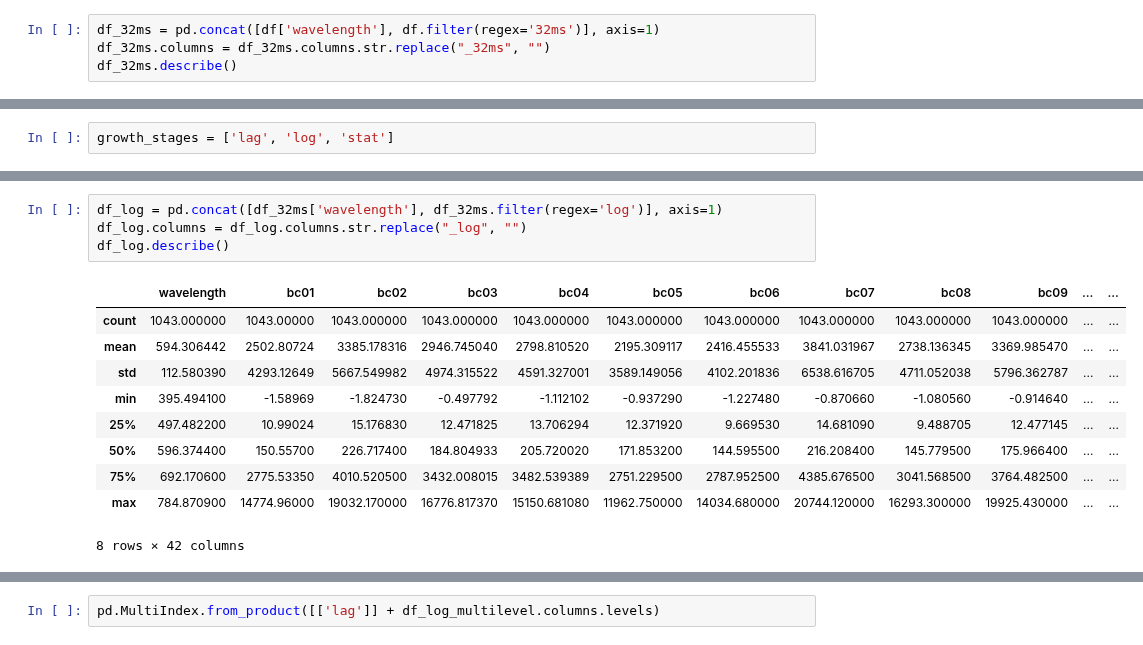
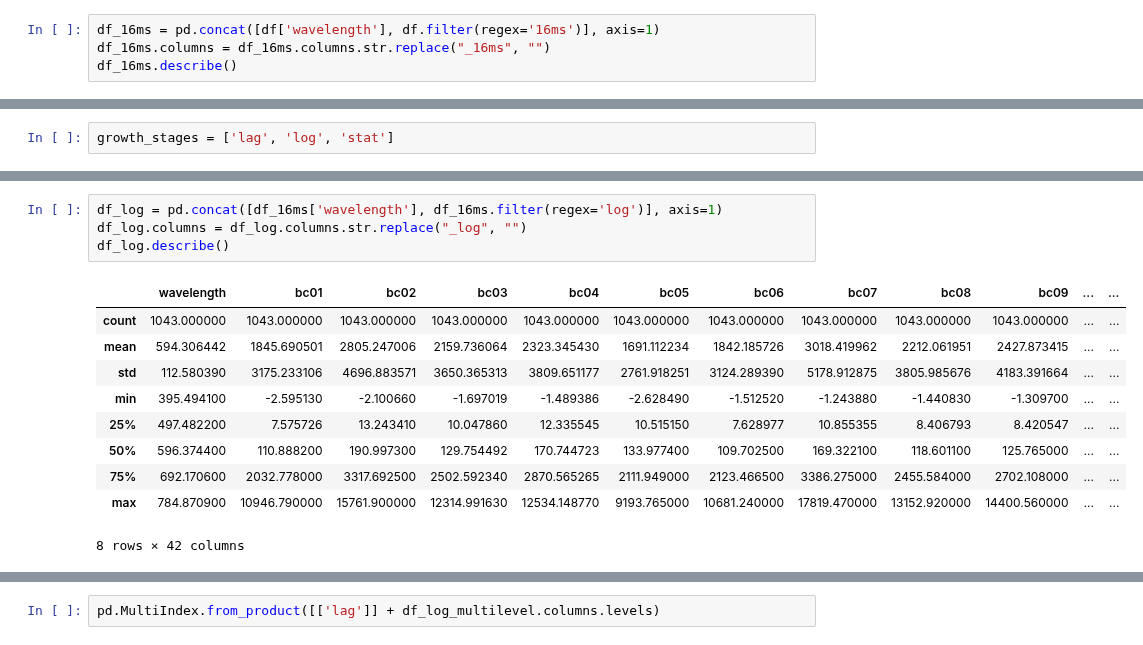
Before and after one commit to AnthonyDickson/summer-bursary-2018, a Jupyter notebook: bacteria/Data Preparation.ipynb, the cells around one changed output, grey strips where cells are left out. Drawn from its saved outputs; the diff is of its cells as text.

```diff
--- a/bacteria/Data Preparation.ipynb
+++ b/bacteria/Data Preparation.ipynb
@@ -51,9 +51,9 @@ df.isnull().values.any()
 # %% [output]
 False
 # %%
-df_32ms = pd.concat([df['wavelength'], df.filter(regex='32ms')], axis=1)
-df_32ms.columns = df_32ms.columns.str.replace("_32ms", "")
-df_32ms.describe()
+df_16ms = pd.concat([df['wavelength'], df.filter(regex='16ms')], axis=1)
+df_16ms.columns = df_16ms.columns.str.replace("_16ms", "")
+df_16ms.describe()
 # %% [output]
 |  | wavelength | bc01_lag | bc02_lag | bc03_lag | bc04_lag | bc05_lag | bc06_lag | bc07_lag | bc08_lag | bc09_lag | ... |
 | count | 1043.000000 | 1043.000000 | 1043.000000 | 1043.000000 | 1043.000000 | 1043.000000 | 1043.000000 | 1043.000000 | 1043.000000 | 1043.000000 | ... |
@@ -93,19 +93,19 @@ bacteria_prefixes
 # %% [output]
 array(['bc', 'ec', 'lm', 'pa', 'sa', 'se'], dtype='<U2')
 # %%
-df_log = pd.concat([df_32ms['wavelength'], df_32ms.filter(regex='log')], axis=1)
+df_log = pd.concat([df_16ms['wavelength'], df_16ms.filter(regex='log')], axis=1)
 df_log.columns = df_log.columns.str.replace("_log", "")
 df_log.describe()
 # %% [output]
 |  | wavelength | bc01 | bc02 | bc03 | bc04 | bc05 | bc06 | bc07 | bc08 | bc09 | ... | ... |
-| count | 1043.000000 | 1043.00000 | 1043.000000 | 1043.000000 | 1043.000000 | 1043.000000 | 1043.000000 | 1043.000000 | 1043.000000 | 1043.000000 | ... | ... |
-| mean | 594.306442 | 2502.80724 | 3385.178316 | 2946.745040 | 2798.810520 | 2195.309117 | 2416.455533 | 3841.031967 | 2738.136345 | 3369.985470 | ... | ... |
-| std | 112.580390 | 4293.12649 | 5667.549982 | 4974.315522 | 4591.327001 | 3589.149056 | 4102.201836 | 6538.616705 | 4711.052038 | 5796.362787 | ... | ... |
-| min | 395.494100 | -1.58969 | -1.824730 | -0.497792 | -1.112102 | -0.937290 | -1.227480 | -0.870660 | -1.080560 | -0.914640 | ... | ... |
-| 25% | 497.482200 | 10.99024 | 15.176830 | 12.471825 | 13.706294 | 12.371920 | 9.669530 | 14.681090 | 9.488705 | 12.477145 | ... | ... |
-| 50% | 596.374400 | 150.55700 | 226.717400 | 184.804933 | 205.720020 | 171.853200 | 144.595500 | 216.208400 | 145.779500 | 175.966400 | ... | ... |
-| 75% | 692.170600 | 2775.53350 | 4010.520500 | 3432.008015 | 3482.539389 | 2751.229500 | 2787.952500 | 4385.676500 | 3041.568500 | 3764.482500 | ... | ... |
-| max | 784.870900 | 14774.96000 | 19032.170000 | 16776.817370 | 15150.681080 | 11962.750000 | 14034.680000 | 20744.120000 | 16293.300000 | 19925.430000 | ... | ... |
+| count | 1043.000000 | 1043.000000 | 1043.000000 | 1043.000000 | 1043.000000 | 1043.000000 | 1043.000000 | 1043.000000 | 1043.000000 | 1043.000000 | ... | ... |
+| mean | 594.306442 | 1845.690501 | 2805.247006 | 2159.736064 | 2323.345430 | 1691.112234 | 1842.185726 | 3018.419962 | 2212.061951 | 2427.873415 | ... | ... |
+| std | 112.580390 | 3175.233106 | 4696.883571 | 3650.365313 | 3809.651177 | 2761.918251 | 3124.289390 | 5178.912875 | 3805.985676 | 4183.391664 | ... | ... |
+| min | 395.494100 | -2.595130 | -2.100660 | -1.697019 | -1.489386 | -2.628490 | -1.512520 | -1.243880 | -1.440830 | -1.309700 | ... | ... |
+| 25% | 497.482200 | 7.575726 | 13.243410 | 10.047860 | 12.335545 | 10.515150 | 7.628977 | 10.855355 | 8.406793 | 8.420547 | ... | ... |
+| 50% | 596.374400 | 110.888200 | 190.997300 | 129.754492 | 170.744723 | 133.977400 | 109.702500 | 169.322100 | 118.601100 | 125.765000 | ... | ... |
+| 75% | 692.170600 | 2032.778000 | 3317.692500 | 2502.592340 | 2870.565265 | 2111.949000 | 2123.466500 | 3386.275000 | 2455.584000 | 2702.108000 | ... | ... |
+| max | 784.870900 | 10946.790000 | 15761.900000 | 12314.991630 | 12534.148770 | 9193.765000 | 10681.240000 | 17819.470000 | 13152.920000 | 14400.560000 | ... | ... |
 8 rows × 42 columns
 # %%
 species_dfs = []
```
Also changed, not shown: parts of 7 cells of this notebook.
